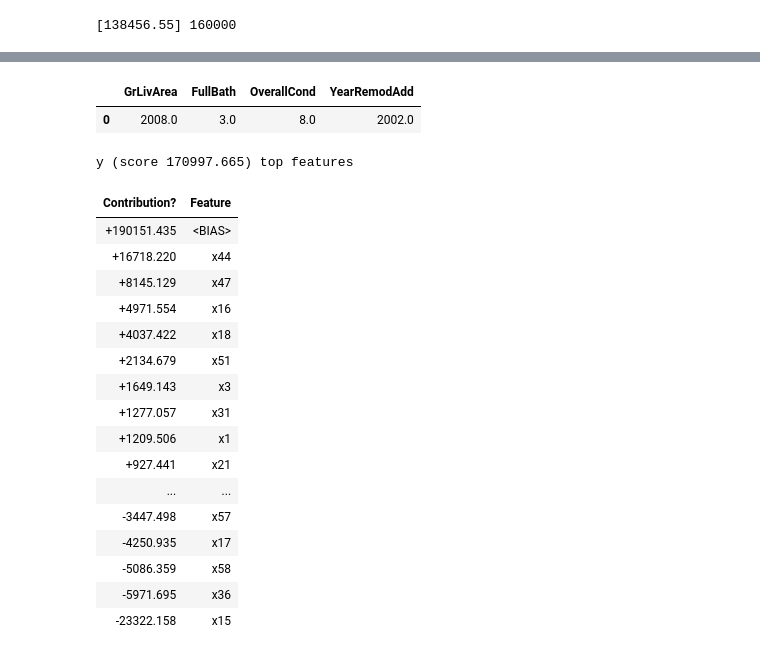
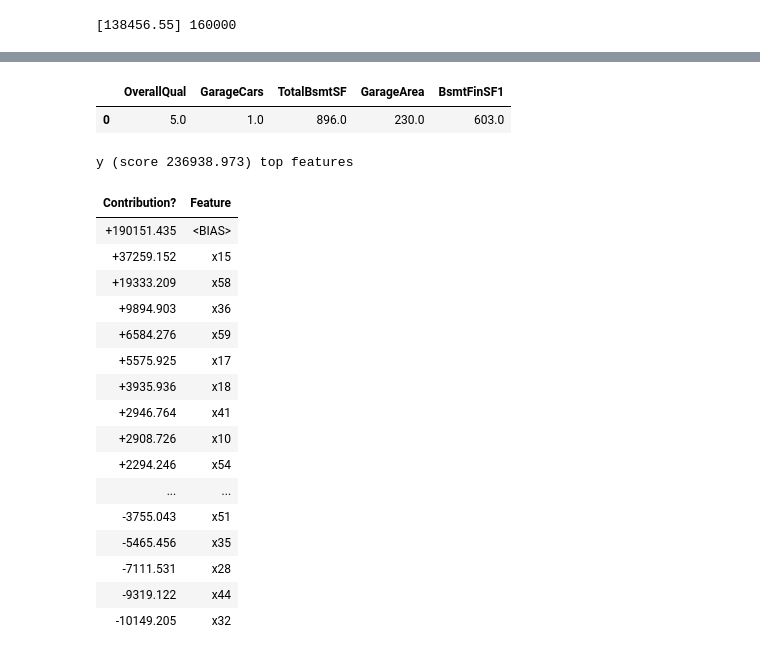
Before and after one commit to mayoor/stats-ml-exps, a Jupyter notebook: Model_explanation_Housing.ipynb, the cells around one changed output, grey strips where cells are left out. Saved outputs shown, nothing was run; the diff lists cells and outputs as text; code cells hidden in the pictures.

```diff
--- a/Model_explanation_Housing.ipynb
+++ b/Model_explanation_Housing.ipynb
@@ -188,27 +203,27 @@ fetch_df_row(testx, 607)
 1 rows × 74 columns
 # %%
-fetch_df_row(testx, 607)[testx.columns[[44,47,16,18]]]
+fetch_df_row(testx, 607)[testx.columns[[15,58,36,59,32]]]
 # %% [output]
-|  | GrLivArea | FullBath | OverallCond | YearRemodAdd |
-| 0 | 2008.0 | 3.0 | 8.0 | 2002.0 |
+|  | OverallQual | GarageCars | TotalBsmtSF | GarageArea | BsmtFinSF1 |
+| 0 | 5.0 | 1.0 | 896.0 | 230.0 | 603.0 |
 # %%
-eli5.xgboost.explain_prediction_xgboost(model, doc=fetch_df_row(testx, 607))
+eli5.xgboost.explain_prediction_xgboost(model, doc=fetch_df_row(testx, 468))
 # %% [output]
-y (score 170997.665) top features
+y (score 236938.973) top features
 | Contribution? | Feature |
 | +190151.435 | <BIAS> |
-| +16718.220 | x44 |
-| +8145.129 | x47 |
-| +4971.554 | x16 |
-| +4037.422 | x18 |
-| +2134.679 | x51 |
-| +1649.143 | x3 |
-| +1277.057 | x31 |
-| +1209.506 | x1 |
-| +927.441 | x21 |
+| +37259.152 | x15 |
+| +19333.209 | x58 |
+| +9894.903 | x36 |
+| +6584.276 | x59 |
+| +5575.925 | x17 |
+| +3935.936 | x18 |
+| +2946.764 | x41 |
+| +2908.726 | x10 |
+| +2294.246 | x54 |
 | ... | ... |
-| -3447.498 | x57 |
-| -4250.935 | x17 |
-| -5086.359 | x58 |
-| -5971.695 | x36 |
-| -23322.158 | x15 |
+| -3755.043 | x51 |
+| -5465.456 | x35 |
+| -7111.531 | x28 |
+| -9319.122 | x44 |
+| -10149.205 | x32 |
```
Also changed, not shown: parts of 3 cells of this notebook.
